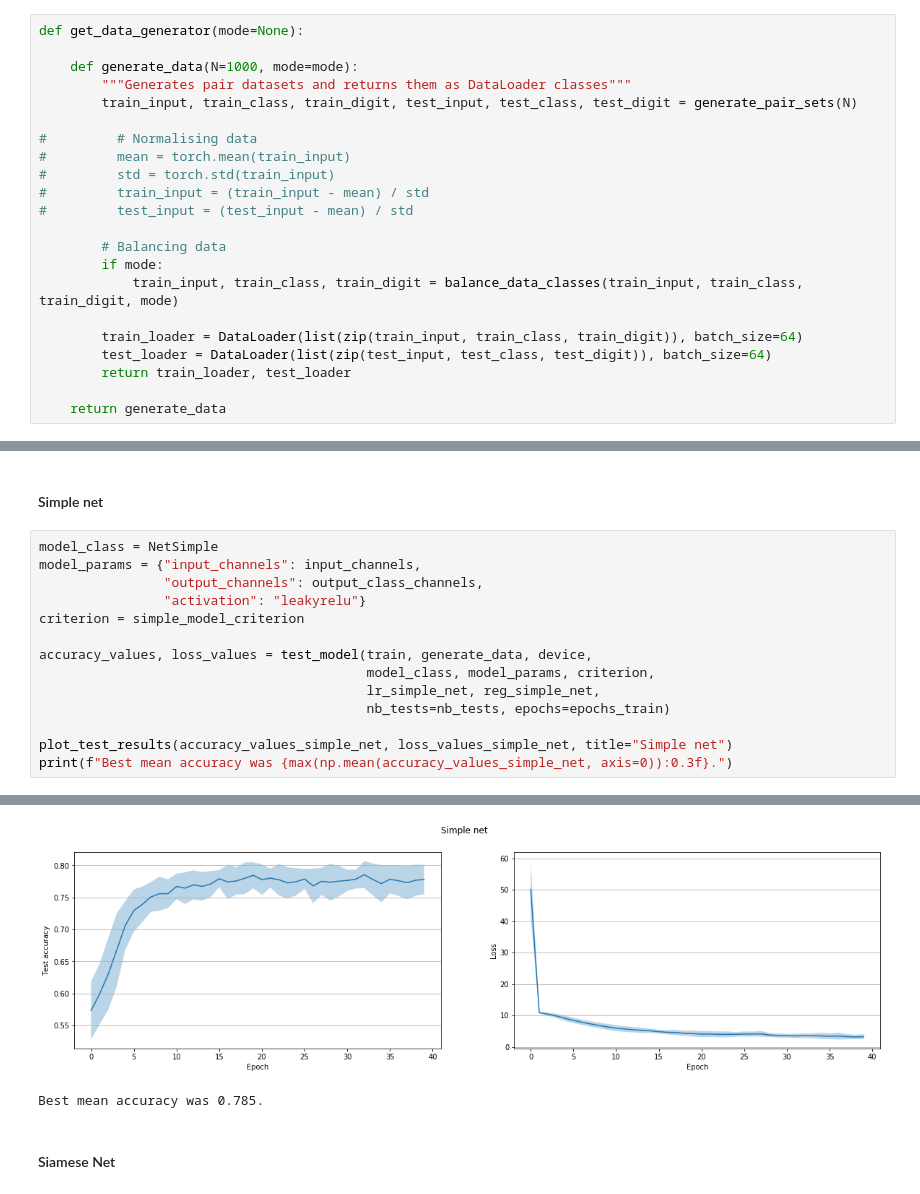
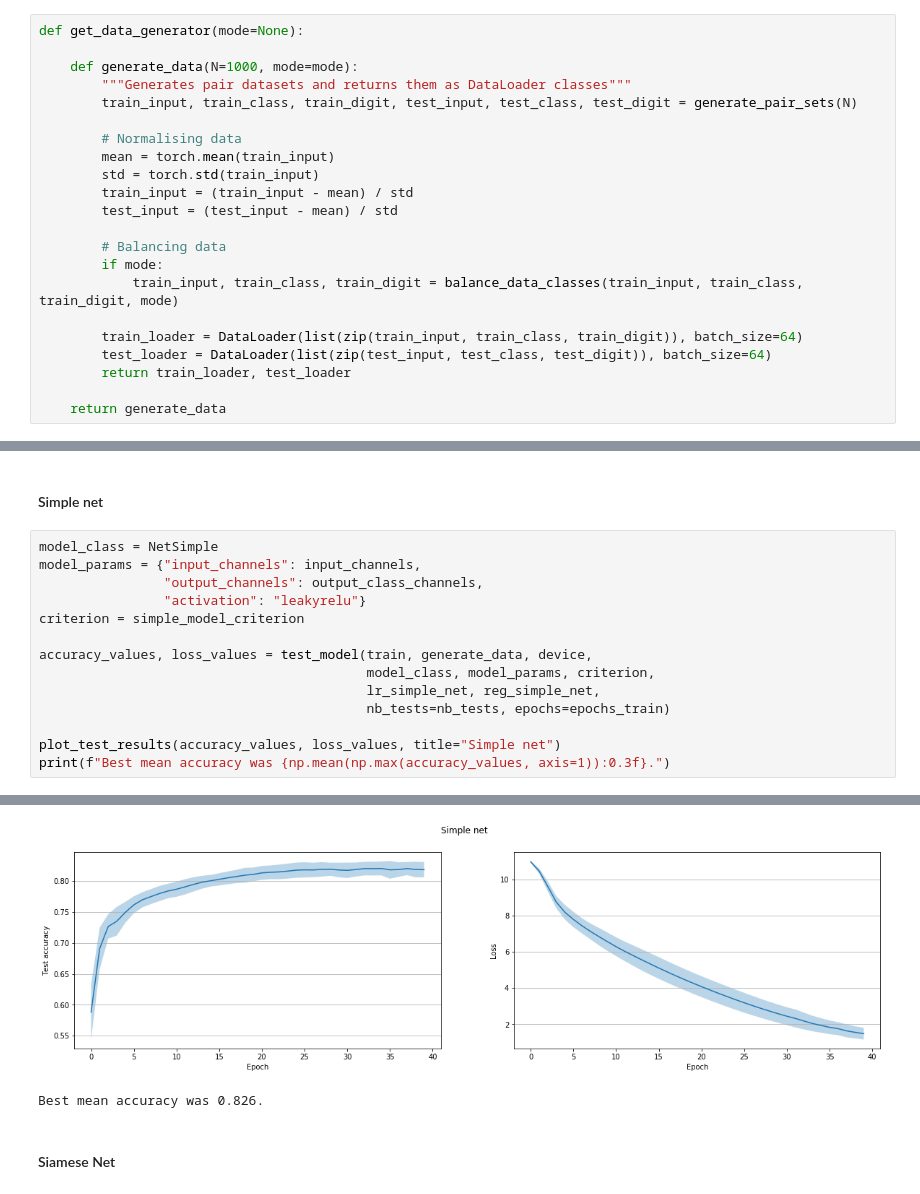
Before and after one commit to oganesManasian/Weight-sharing-and-auxiliary-losses-for-classification, a Jupyter notebook: Weight sharing and auxiliary losses for classification.ipynb, the cells around one changed output, grey strips where cells are left out. Saved outputs shown, nothing was run; the diff lists cells and outputs as text.

```diff
--- a/Weight sharing and auxiliary losses for classification.ipynb
+++ b/Weight sharing and auxiliary losses for classification.ipynb
@@ -148,11 +148,11 @@ def get_data_generator(mode=None):
         """Generates pair datasets and returns them as DataLoader classes"""
         train_input, train_class, train_digit, test_input, test_class, test_digit = generate_pair_sets(N)
 
-#         # Normalising data
-#         mean = torch.mean(train_input)
-#         std = torch.std(train_input)
-#         train_input = (train_input - mean) / std
-#         test_input = (test_input - mean) / std
+        # Normalising data
+        mean = torch.mean(train_input)
+        std = torch.std(train_input)
+        train_input = (train_input - mean) / std
+        test_input = (test_input - mean) / std
 
         # Balancing data
         if mode:
@@ -855,21 +858,21 @@ N = 1000
 # %%
 model_class = NetSimple
 model_params = {"input_channels": input_channels,
                 "output_channels": output_class_channels,
                 "activation": "leakyrelu"}
 criterion = simple_model_criterion
 
 accuracy_values, loss_values = test_model(train, generate_data, device,
                                           model_class, model_params, criterion,
                                           lr_simple_net, reg_simple_net,
                                           nb_tests=nb_tests, epochs=epochs_train)
 
-plot_test_results(accuracy_values_simple_net, loss_values_simple_net, title="Simple net")
-print(f"Best mean accuracy was {max(np.mean(accuracy_values_simple_net, axis=0)):0.3f}.")
+plot_test_results(accuracy_values, loss_values, title="Simple net")
+print(f"Best mean accuracy was {np.mean(np.max(accuracy_values, axis=1)):0.3f}.")
 # %% [output]
 [interactive output not drawn]
-[figure, old version]
+[figure, new version]
-Best mean accuracy was 0.785.
+Best mean accuracy was 0.826.
 # %% [markdown]
 #### Siamese Net
 # %% [markdown]
```
Also changed, not shown: parts of 22 cells of this notebook, 1 other file.
